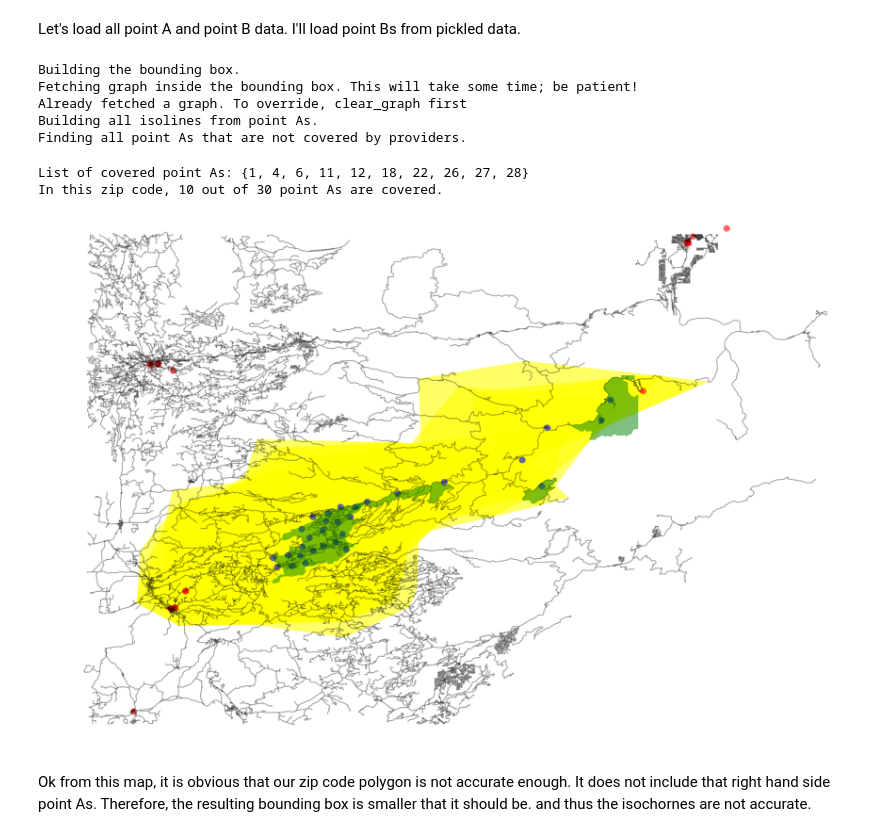
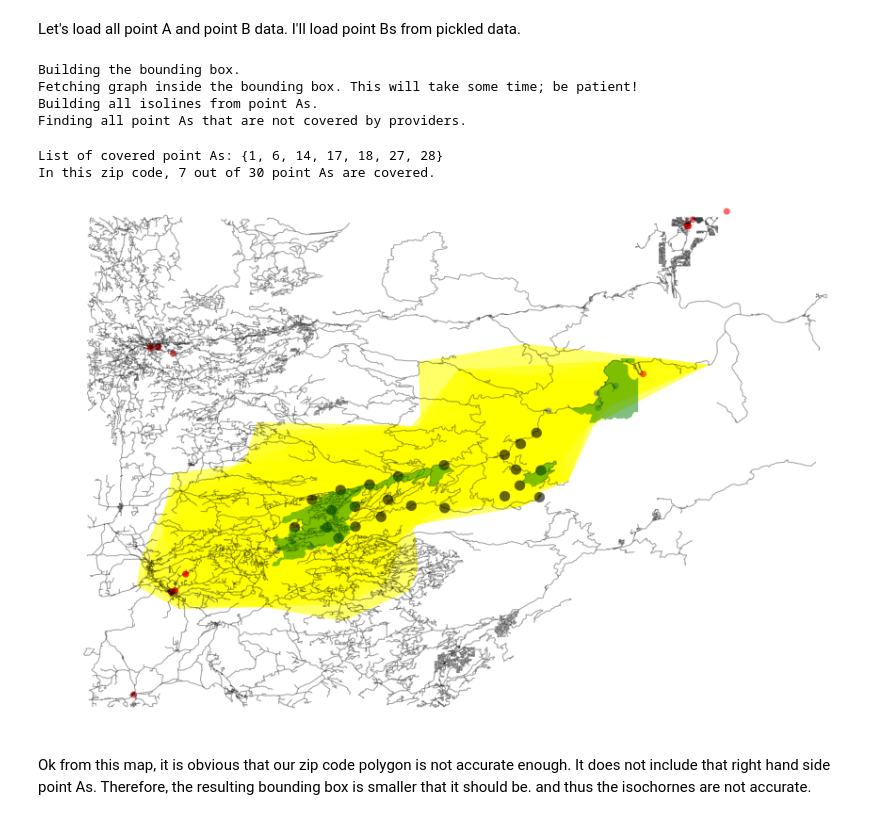
Before and after one commit to bayesimpact/encompass, a Jupyter notebook: models/notebooks/simple_osm_isochrone_with_runner.ipynb, the cells around one changed output. Cells and saved outputs as stored; diff of their text form; code cells hidden in the pictures.

```diff
--- a/models/notebooks/simple_osm_isochrone_with_runner.ipynb
+++ b/models/notebooks/simple_osm_isochrone_with_runner.ipynb
@@ -46,7 +46,3 @@ print('After filtering for close providers, there are {} rows in the df.'.format
 # %% [output]
 There are 6157 unique addresses in this file.
 After filtering for close providers, there are 295 rows in the df.
-# %%
-pkl_file = open('data.pkl', 'rb')
-close_providers_geocodes = pickle.load(pkl_file)
-pkl_file.close()
@@ -61,43 +50,45 @@ Was able to geocode 243 out of 295 addresses. 82.37% success rate.
 Let's load all point A and point B data. I'll load point Bs from pickled data.
 # %%
 point_as = handle_points.fetch_point_as(na_db, zip_code, county_name)
-pkl_file = open('data.pkl', 'rb')
-close_providers_geocodes = pickle.load(pkl_file)
-pkl_file.close()
+with open('data.pkl', 'rb') as pkl_file:
+    close_providers_geocodes = pickle.load(pkl_file)
 # %%
 osmisoliner = isoline.OSMIsonliner()
-isoc_model = TimeDistanceModel(osmisoliner.get_single_isochrone_polygon, service_area=zip_polygon)
+isoc_model = TimeDistanceModel(osmisoliner.get_single_isodistance_polygon, service_area=zip_polygon)
 # %%
 res = isoc_model.runner(point_as=point_as[:30], point_bs=close_providers_geocodes)
 # %% [output]
 Building the bounding box.
 Fetching graph inside the bounding box. This will take some time; be patient!
-Already fetched a graph. To override, clear_graph first
 Building all isolines from point As.
 Finding all point As that are not covered by providers.
 # %%
-all_covered_point_as = set(sum([x['covering_points'] for x in res], []))
-print('List of covered point As: {}'.format(all_covered_point_as))
-print('In this zip code, {} out of {} point As are covered.'.format(len(all_covered_point_as), 30))
+print('List of covered point As: {}'.format(isoc_model.covered_point_as))
+print('In this zip code, {} out of {} point As are covered.'.format(len(isoc_model.covered_point_as), 30))
 # %% [output]
-List of covered point As: {1, 4, 6, 11, 12, 18, 22, 26, 27, 28}
-In this zip code, 10 out of 30 point As are covered.
+List of covered point As: {1, 6, 14, 17, 18, 27, 28}
+In this zip code, 7 out of 30 point As are covered.
 # %%
 fig, ax = ox.plot_graph(isoc_model.graph, fig_height=10, show=False, close=False, edge_color='k', edge_alpha=0.2, node_color='none')
 patch = PolygonPatch(zip_polygon, fc='green', ec='none', alpha=0.5, zorder=3)
 ax.add_patch(patch)
 for _, isolines in isoc_model.all_isolines:
     patch = PolygonPatch(isolines, fc='yellow', ec='none', alpha=0.6, zorder=-1)
     ax.add_patch(patch)
 for p in close_providers_geocodes:
     if p:
         patch = PolygonPatch(p.buffer(0.005), fc='red', ec='none', alpha=0.6, zorder=-1)
         ax.add_patch(patch)
-for p in point_as[:30]:
-    patch = PolygonPatch(p.buffer(0.005), fc='blue', ec='none', alpha=0.6, zorder=-1)
+for p_id in isoc_model.covered_point_as:
+    p = point_as[p_id]
+    patch = PolygonPatch(p.buffer(0.005), fc='grey', ec='none', alpha=0.6, zorder=-1)
+    ax.add_patch(patch)
+for p_id in isoc_model.uncovered_point_as:
+    p = point_as[p_id]
+    patch = PolygonPatch(p.buffer(0.008), fc='black', ec='none', alpha=0.6, zorder=-1)
     ax.add_patch(patch)
 plt.show()
 # %% [output]
-[figure, old version]
+[figure, new version]
 # %% [markdown]
 Ok from this map, it is obvious that our zip code polygon is not accurate enough. It does not include that right hand side point As. Therefore, the resulting bounding box is smaller that it should be. and thus the isochornes are not accurate.
```
Also changed, not shown: parts of 1 cell of this notebook, 3 other files.
